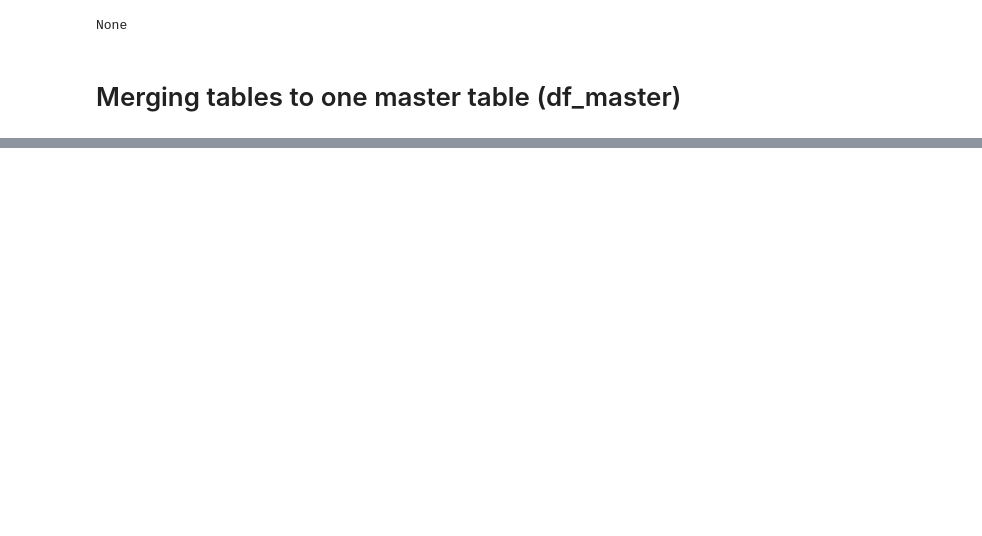
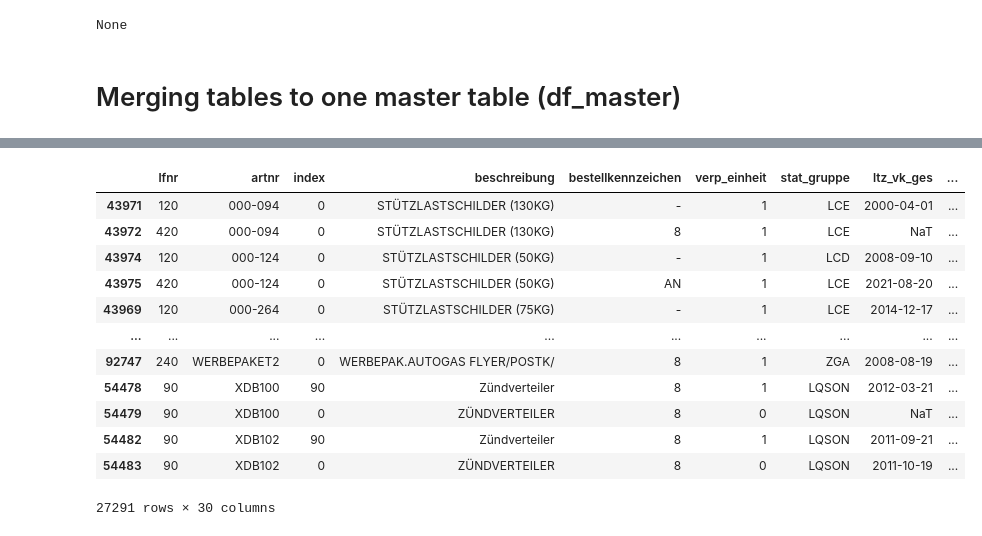
Before and after one commit to capstone-kueblbeck/capstone-kueblbeck, a Jupyter notebook: coding/data_cleaning.ipynb, the cells around one changed output, grey strips where cells are left out. Saved outputs shown, nothing was run; the diff lists cells and outputs as text; code cells hidden in the pictures; blank space fills up the shorter version.

```diff
--- a/coding/data_cleaning.ipynb
+++ b/coding/data_cleaning.ipynb
@@ -174,2 +176,4 @@ df_lieferanten.head()
+# %%
+df_lieferanten = df_lieferanten.rename(columns={'beschreibung':'lieferant'})
 # %%
 df_lieferanten.info()
@@ -245,3 +258,7 @@ memory usage: 7.1+ MB
 None
 # %% [markdown]
 # Merging tables to one master table (df_master)
+# %%
+# Merging df_lagerbestand and df_lieferanten
+df_master = df_lagerbestand.merge(df_lieferanten, how='left', on='lfnr')
+df_master.head()
@@ -247,0 +292,18 @@ None
+# %%
+duplicateRows = df_master[df_master['artnr'].duplicated(keep=False)]
+# %%
+duplicateRows.sort_values(by='artnr')
+# %% [output]
+|  | lfnr | artnr | index | beschreibung | bestellkennzeichen | verp_einheit | stat_gruppe | ltz_vk_ges | ... |
+| 43971 | 120 | 000-094 | 0 | STÜTZLASTSCHILDER (130KG) | - | 1 | LCE | 2000-04-01 | ... |
+| 43972 | 420 | 000-094 | 0 | STÜTZLASTSCHILDER (130KG) | 8 | 1 | LCE | NaT | ... |
+| 43974 | 120 | 000-124 | 0 | STÜTZLASTSCHILDER (50KG) | - | 1 | LCD | 2008-09-10 | ... |
+| 43975 | 420 | 000-124 | 0 | STÜTZLASTSCHILDER (50KG) | AN | 1 | LCE | 2021-08-20 | ... |
+| 43969 | 120 | 000-264 | 0 | STÜTZLASTSCHILDER (75KG) | - | 1 | LCE | 2014-12-17 | ... |
+| ... | ... | ... | ... | ... | ... | ... | ... | ... | ... |
+| 92747 | 240 | WERBEPAKET2 | 0 | WERBEPAK.AUTOGAS FLYER/POSTK/ | 8 | 1 | ZGA | 2008-08-19 | ... |
+| 54478 | 90 | XDB100 | 90 | Zündverteiler | 8 | 1 | LQSON | 2012-03-21 | ... |
+| 54479 | 90 | XDB100 | 0 | ZÜNDVERTEILER | 8 | 0 | LQSON | NaT | ... |
+| 54482 | 90 | XDB102 | 90 | Zündverteiler | 8 | 1 | LQSON | 2011-09-21 | ... |
+| 54483 | 90 | XDB102 | 0 | ZÜNDVERTEILER | 8 | 0 | LQSON | 2011-10-19 | ... |
+27291 rows × 30 columns
```
Also changed, not shown: parts of 20 cells of this notebook.
